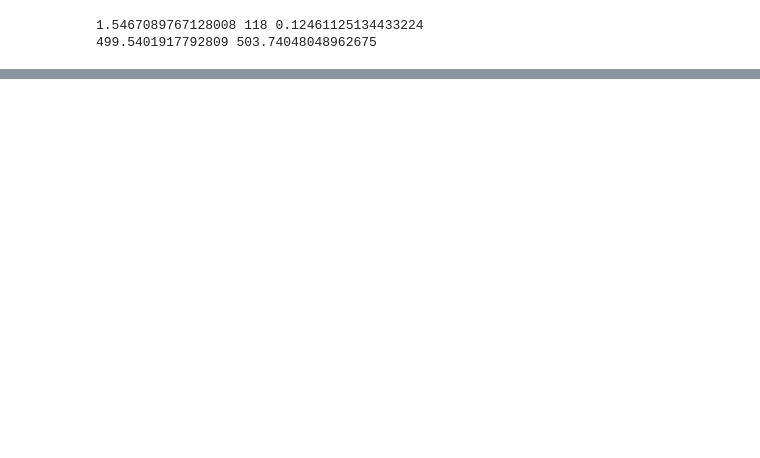
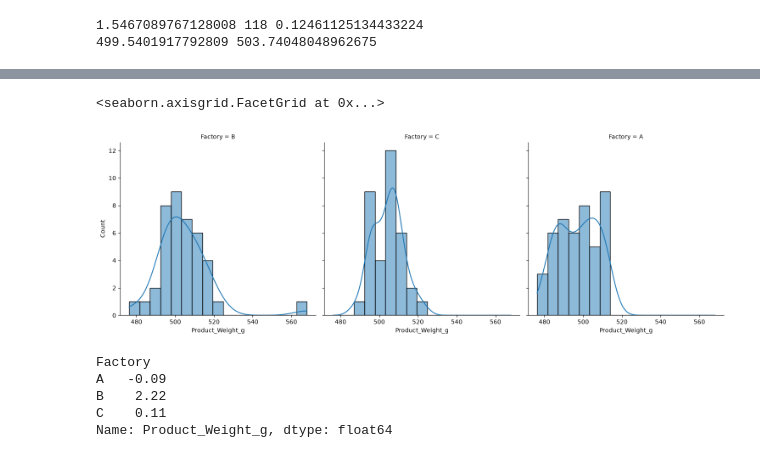
Before and after one commit to Ri-Dearg/da-labs, a Jupyter notebook: lab1_data_evidence.ipynb, the cells around one changed output, grey strips where cells are left out. Cells and saved outputs as stored; diff of their text form; code cells hidden in the pictures; blank space fills up the shorter version.

```diff
--- a/lab1_data_evidence.ipynb
+++ b/lab1_data_evidence.ipynb
@@ -357,0 +403,13 @@ print(ci_low, ci_high)
+# %%
+sns.displot(df_clean, x='Product_Weight_g', col='Factory', kde=True)
+# %% [output]
+<seaborn.axisgrid.FacetGrid at 0x...>
+[figure, added]
+# %%
+df_clean.groupby('Factory')['Product_Weight_g'].skew().round(2)
+# %% [output]
+Factory
+A   -0.09
+B    2.22
+C    0.11
+Name: Product_Weight_g, dtype: float64
```
Also changed, not shown: parts of 8 cells of this notebook.
